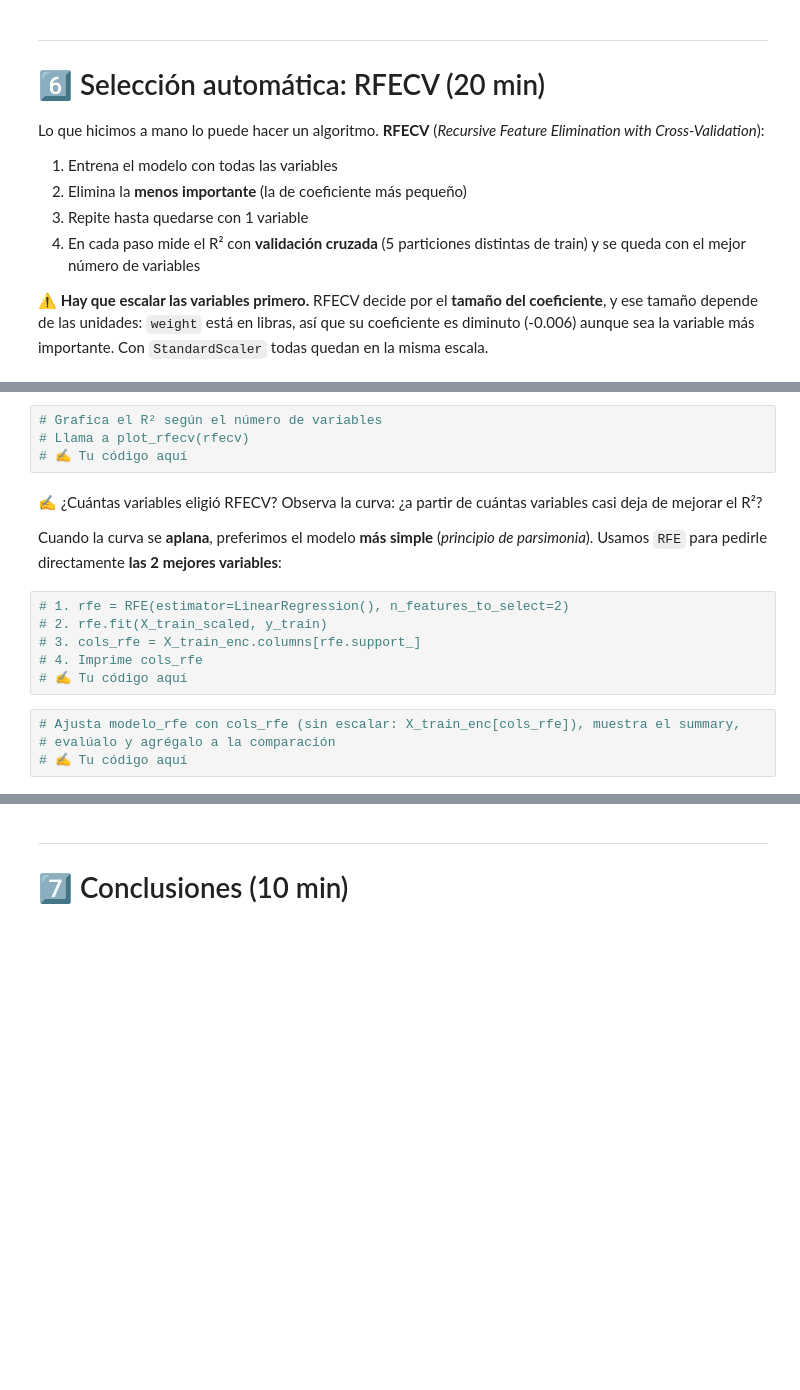
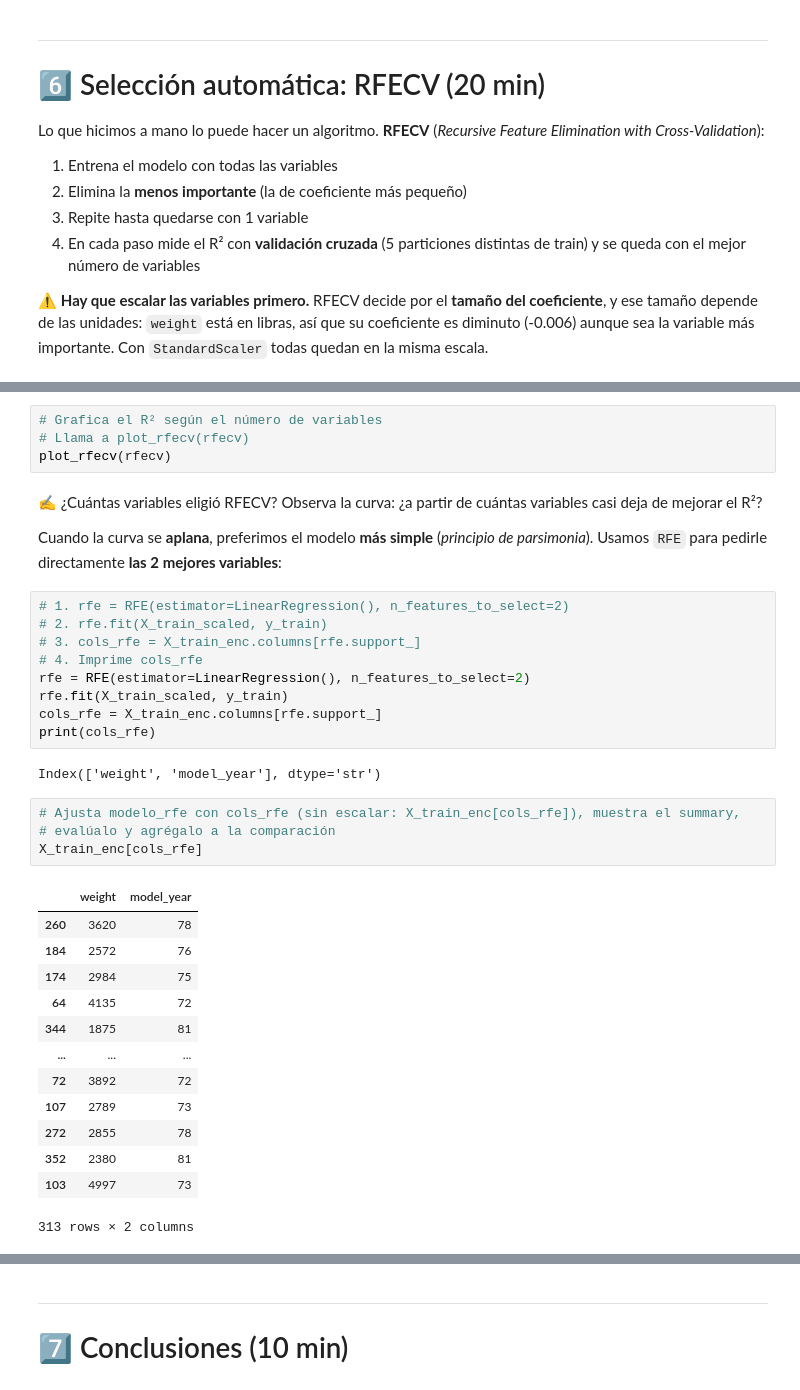
Before and after one commit to JorgeMorelos/linear_regression_intro_594166, a Jupyter notebook: 01-regresion-lineal/caso_mpg.ipynb, the cells around one changed output, grey strips where cells are left out. Saved outputs shown, nothing was run; the diff lists cells and outputs as text; blank space fills up the shorter version.

```diff
--- a/01-regresion-lineal/caso_mpg.ipynb
+++ b/01-regresion-lineal/caso_mpg.ipynb
@@ -840,7 +848,7 @@ print(f"Número óptimo de variables: {rfecv.n_features_}")
 # %%
 # Grafica el R² según el número de variables
 # Llama a plot_rfecv(rfecv)
-# ✍️ Tu código aquí
+plot_rfecv(rfecv)
 # %% [markdown]
 ✍️ ¿Cuántas variables eligió RFECV? Observa la curva: ¿a partir de cuántas variables casi deja de mejorar el R²?
 
@@ -850,8 +858,27 @@ Cuando la curva se **aplana**, preferimos el modelo **más simple** (*principio
 # 2. rfe.fit(X_train_scaled, y_train)
 # 3. cols_rfe = X_train_enc.columns[rfe.support_]
 # 4. Imprime cols_rfe
-# ✍️ Tu código aquí
+rfe = RFE(estimator=LinearRegression(), n_features_to_select=2)
+rfe.fit(X_train_scaled, y_train)
+cols_rfe = X_train_enc.columns[rfe.support_]
+print(cols_rfe)
+# %% [output]
+Index(['weight', 'model_year'], dtype='str')
 # %%
 # Ajusta modelo_rfe con cols_rfe (sin escalar: X_train_enc[cols_rfe]), muestra el summary,
 # evalúalo y agrégalo a la comparación
-# ✍️ Tu código aquí
+X_train_enc[cols_rfe]
+# %% [output]
+|  | weight | model_year |
+| 260 | 3620 | 78 |
+| 184 | 2572 | 76 |
+| 174 | 2984 | 75 |
+| 64 | 4135 | 72 |
+| 344 | 1875 | 81 |
+| ... | ... | ... |
+| 72 | 3892 | 72 |
+| 107 | 2789 | 73 |
+| 272 | 2855 | 78 |
+| 352 | 2380 | 81 |
+| 103 | 4997 | 73 |
+313 rows × 2 columns
```
Also changed, not shown: parts of 11 cells of this notebook.
